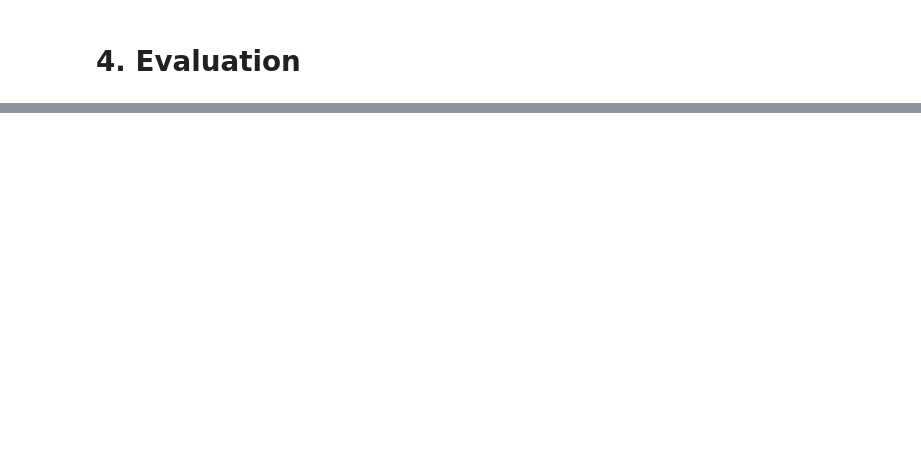
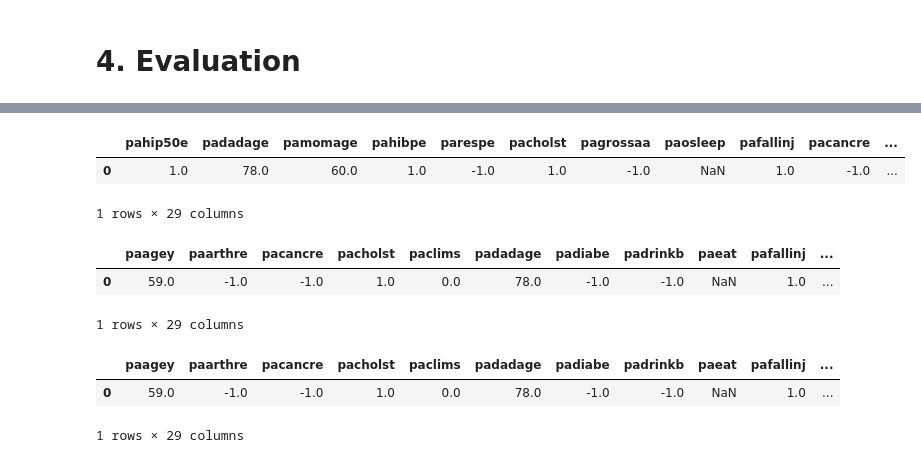
Before and after one commit to giraldiego/HPEP-Project, a Jupyter notebook: Hospitalization_Prediction_for_Elderly_People.ipynb, the cells around one changed output, grey strips where cells are left out. Cells and saved outputs as stored; diff of their text form; code cells hidden in the pictures; blank space fills up the shorter version.

```diff
--- a/Hospitalization_Prediction_for_Elderly_People.ipynb
+++ b/Hospitalization_Prediction_for_Elderly_People.ipynb
@@ -278,0 +409,6 @@ plt.show()
+# %%
+X_single # This comes from the original dataset
+# %% [output]
+|  | pahip50e | padadage | pamomage | pahibpe | parespe | pacholst | pagrossaa | paosleep | pafallinj | pacancre | ... |
+| 0 | 1.0 | 78.0 | 60.0 | 1.0 | -1.0 | 1.0 | -1.0 | NaN | 1.0 | -1.0 | ... |
+1 rows × 29 columns
@@ -278,0 +477,12 @@ plt.show()
+# %%
+X_patient_imputed
+# %% [output]
+|  | paagey | paarthre | pacancre | pacholst | paclims | padadage | padiabe | padrinkb | paeat | pafallinj | ... |
+| 0 | 59.0 | -1.0 | -1.0 | 1.0 | 0.0 | 78.0 | -1.0 | -1.0 | NaN | 1.0 | ... |
+1 rows × 29 columns
+# %%
+X_single_imputed
+# %% [output]
+|  | paagey | paarthre | pacancre | pacholst | paclims | padadage | padiabe | padrinkb | paeat | pafallinj | ... |
+| 0 | 59.0 | -1.0 | -1.0 | 1.0 | 0.0 | 78.0 | -1.0 | -1.0 | NaN | 1.0 | ... |
+1 rows × 29 columns
```
Also changed, not shown: parts of 38 cells of this notebook, 2 other files.
